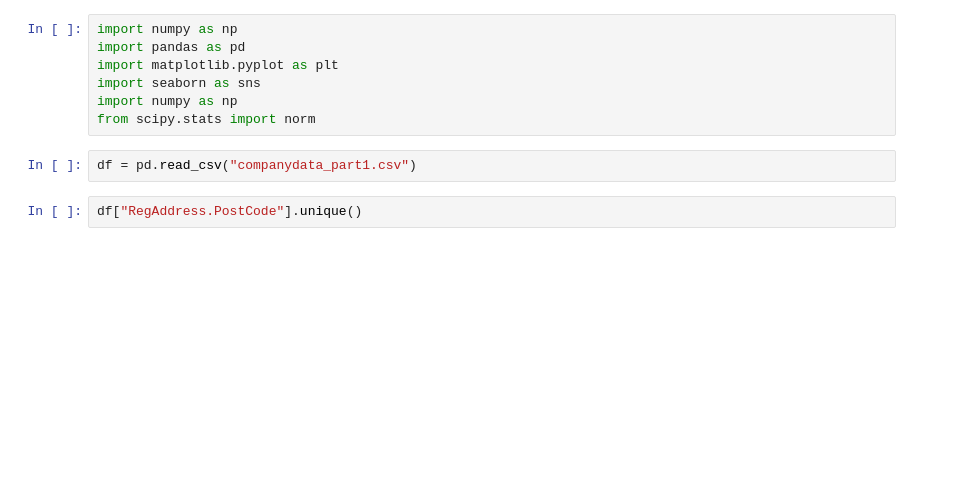
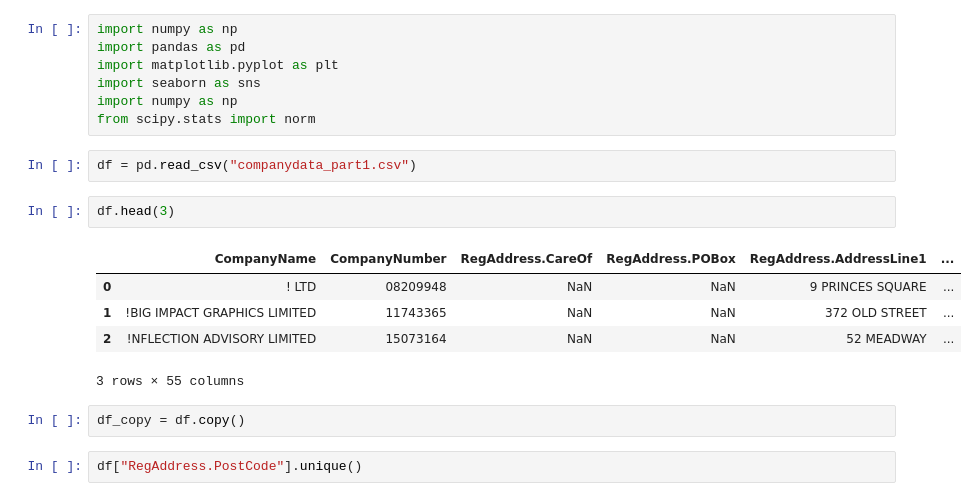
Before and after one commit to RayWang39/overripe_frontend, a Jupyter notebook: notebook/data_1_out_7.ipynb, the cells around one changed output. Saved outputs shown, nothing was run; the diff lists cells and outputs as text; blank space fills up the shorter version.

```diff
--- a/notebook/data_1_out_7.ipynb
+++ b/notebook/data_1_out_7.ipynb
@@ -7,6 +7,16 @@ import numpy as np
 from scipy.stats import norm
 # %%
 df = pd.read_csv("companydata_part1.csv")
+# %%
+df.head(3)
+# %% [output]
+|  | CompanyName | CompanyNumber | RegAddress.CareOf | RegAddress.POBox | RegAddress.AddressLine1 | ... |
+| 0 | ! LTD | 08209948 | NaN | NaN | 9 PRINCES SQUARE | ... |
+| 1 | !BIG IMPACT GRAPHICS LIMITED | 11743365 | NaN | NaN | 372 OLD STREET | ... |
+| 2 | !NFLECTION ADVISORY LIMITED | 15073164 | NaN | NaN | 52 MEADWAY | ... |
+3 rows × 55 columns
+# %%
+df_copy = df.copy()
 # %%
 df["RegAddress.PostCode"].unique()
 # %% [output]
```
Also changed, not shown: parts of 4 cells of this notebook, 1 other file.
